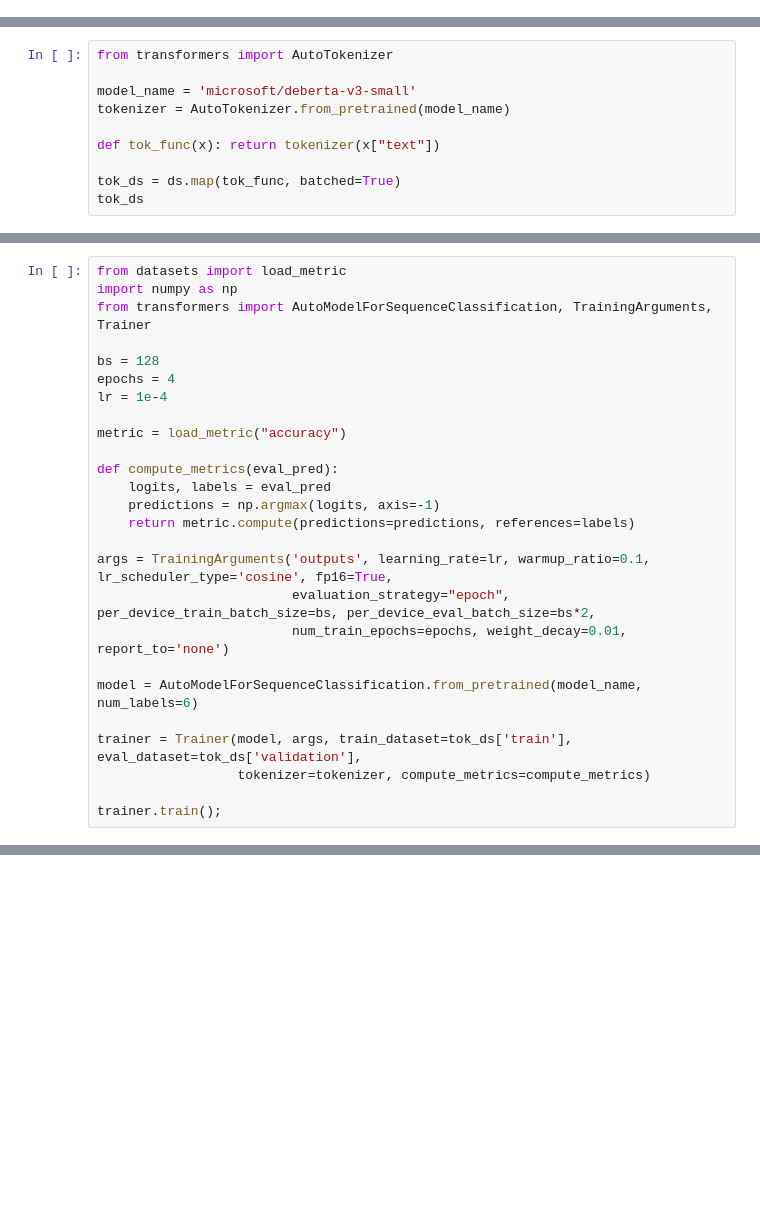
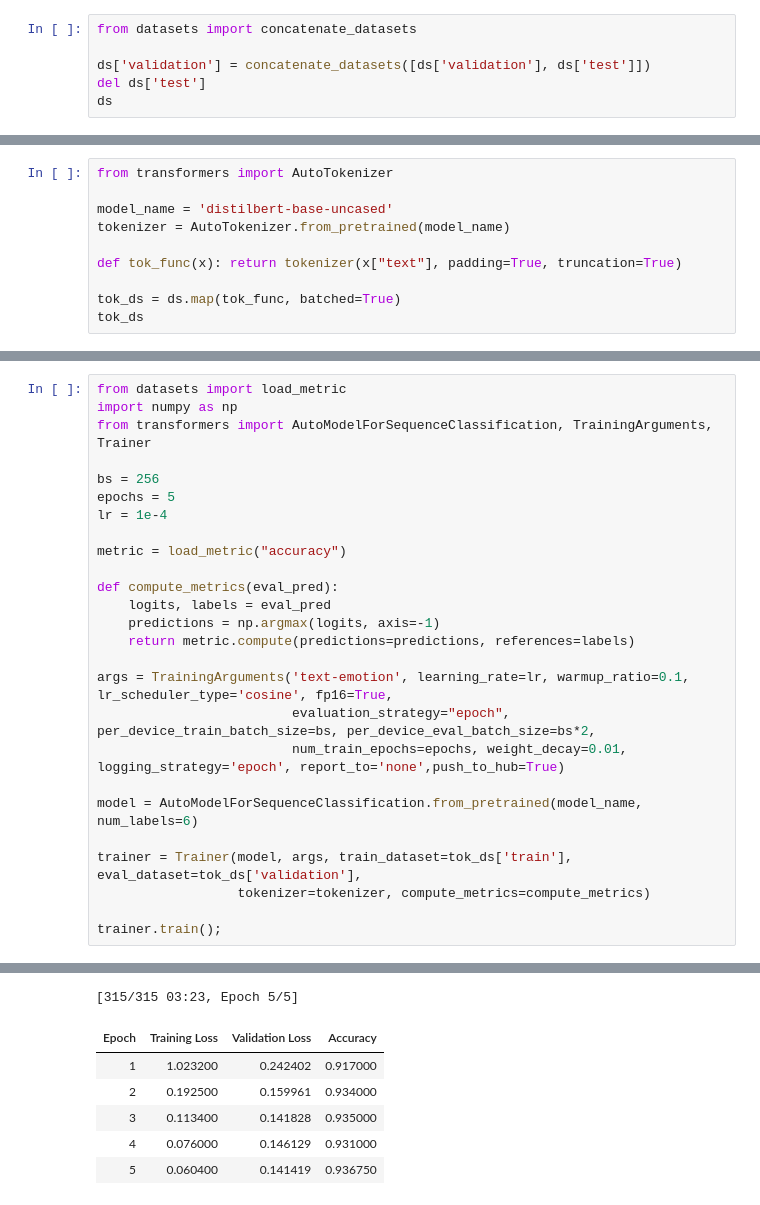
Before and after one commit to daspartho/text-emotion, a Jupyter notebook: model.ipynb, the cells around one changed output, grey strips where cells are left out. Saved outputs shown, nothing was run; the diff lists cells and outputs as text; blank space fills up the shorter version.

Commit message:
update using DistilBERT

```diff
--- a/model.ipynb
+++ b/model.ipynb
@@ -7,0 +25,6 @@ ds
+# %%
+from datasets import concatenate_datasets
+
+ds['validation'] = concatenate_datasets([ds['validation'], ds['test']])
+del ds['test']
+ds
@@ -8,10 +42,10 @@ ds
 # %%
 from transformers import AutoTokenizer
 
-model_name = 'microsoft/deberta-v3-small'
+model_name = 'distilbert-base-uncased'
 tokenizer = AutoTokenizer.from_pretrained(model_name)
 
-def tok_func(x): return tokenizer(x["text"])
+def tok_func(x): return tokenizer(x["text"], padding=True, truncation=True)
 
 tok_ds = ds.map(tok_func, batched=True)
 tok_ds
@@ -20,8 +69,8 @@ from datasets import load_metric
 import numpy as np
 from transformers import AutoModelForSequenceClassification, TrainingArguments, Trainer
 
-bs = 128
-epochs = 4
+bs = 256
+epochs = 5
 lr = 1e-4
 
 metric = load_metric("accuracy")
@@ -31,9 +80,9 @@ def compute_metrics(eval_pred):
     predictions = np.argmax(logits, axis=-1)
     return metric.compute(predictions=predictions, references=labels)
 
-args = TrainingArguments('outputs', learning_rate=lr, warmup_ratio=0.1, lr_scheduler_type='cosine', fp16=True,
+args = TrainingArguments('text-emotion', learning_rate=lr, warmup_ratio=0.1, lr_scheduler_type='cosine', fp16=True,
                          evaluation_strategy="epoch", per_device_train_batch_size=bs, per_device_eval_batch_size=bs*2,
-                         num_train_epochs=epochs, weight_decay=0.01, report_to='none')
+                         num_train_epochs=epochs, weight_decay=0.01, logging_strategy='epoch', report_to='none',push_to_hub=True)
 
 model = AutoModelForSequenceClassification.from_pretrained(model_name, num_labels=6)
 
@@ -41,3 +90,4 @@ trainer = Trainer(model, args, train_dataset=tok_ds['train'], eval_dataset=tok_d
                   tokenizer=tokenizer, compute_metrics=compute_metrics)
 
 trainer.train();
+# %% [output]
@@ -43,0 +112,7 @@ trainer.train();
+[315/315 03:23, Epoch 5/5]
+| Epoch | Training Loss | Validation Loss | Accuracy |
+| 1 | 1.023200 | 0.242402 | 0.917000 |
+| 2 | 0.192500 | 0.159961 | 0.934000 |
+| 3 | 0.113400 | 0.141828 | 0.935000 |
+| 4 | 0.076000 | 0.146129 | 0.931000 |
+| 5 | 0.060400 | 0.141419 | 0.936750 |
```
Also changed, not shown: parts of 8 cells of this notebook.
